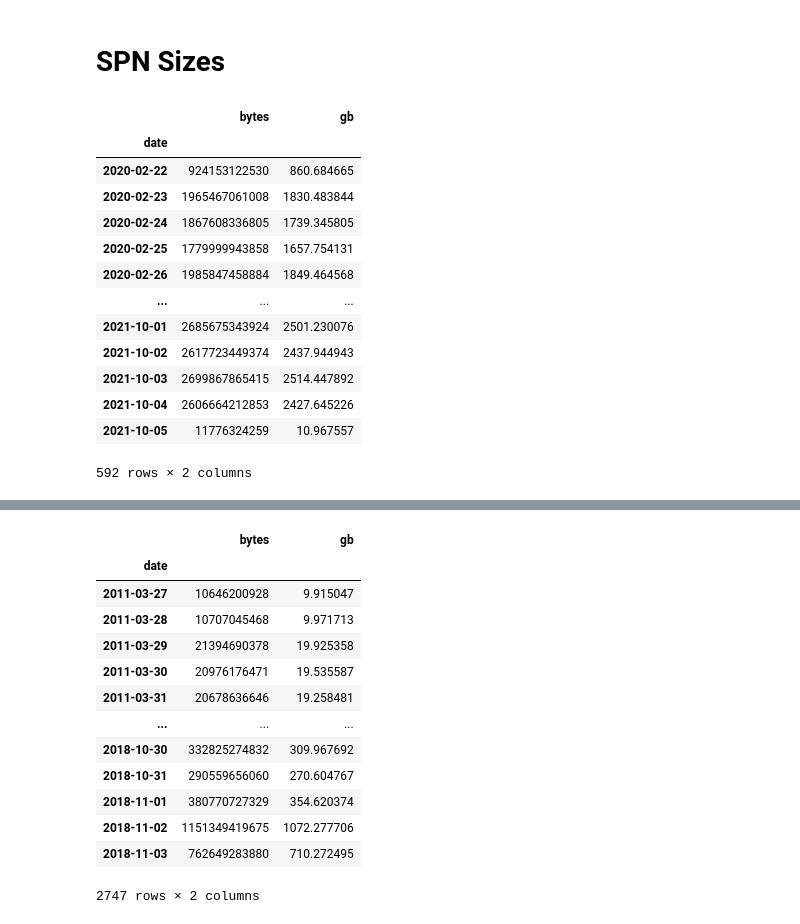
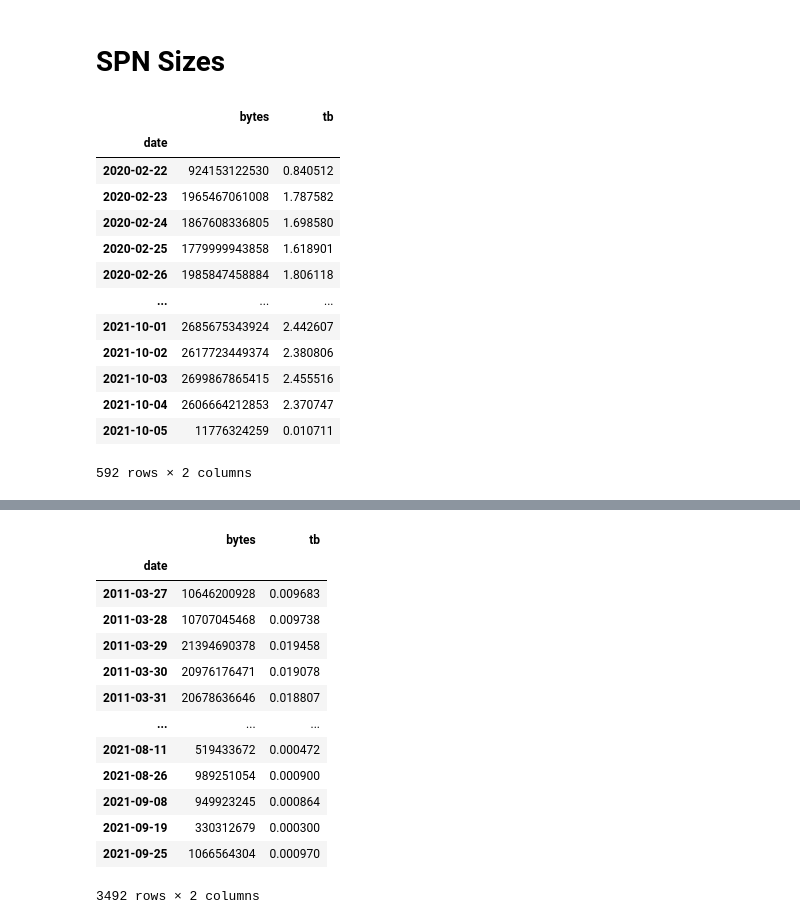
Before and after one commit to edsu/spn-size, a Jupyter notebook: Notebook.ipynb, the cells around one changed output, grey strips where cells are left out. Drawn from its saved outputs; the diff is of its cells as text; code cells hidden in the pictures.

```diff
--- a/Notebook.ipynb
+++ b/Notebook.ipynb
@@ -4,22 +4,22 @@
 import pandas
 
 spn2 = pandas.read_csv('save-page-now.csv', parse_dates=['date'], index_col='date')
-spn2['gb'] = spn2['bytes'] / 1024 / 1024 / 1024
+spn2['tb'] = spn2['bytes'] / 1024 / 1024 / 1024 / 1024
 spn2
 # %% [output]
-|  | bytes | gb |
+|  | bytes | tb |
 | date |  |  |
-| 2020-02-22 | 924153122530 | 860.684665 |
-| 2020-02-23 | 1965467061008 | 1830.483844 |
-| 2020-02-24 | 1867608336805 | 1739.345805 |
-| 2020-02-25 | 1779999943858 | 1657.754131 |
-| 2020-02-26 | 1985847458884 | 1849.464568 |
+| 2020-02-22 | 924153122530 | 0.840512 |
+| 2020-02-23 | 1965467061008 | 1.787582 |
+| 2020-02-24 | 1867608336805 | 1.698580 |
+| 2020-02-25 | 1779999943858 | 1.618901 |
+| 2020-02-26 | 1985847458884 | 1.806118 |
 | ... | ... | ... |
-| 2021-10-01 | 2685675343924 | 2501.230076 |
-| 2021-10-02 | 2617723449374 | 2437.944943 |
-| 2021-10-03 | 2699867865415 | 2514.447892 |
-| 2021-10-04 | 2606664212853 | 2427.645226 |
-| 2021-10-05 | 11776324259 | 10.967557 |
+| 2021-10-01 | 2685675343924 | 2.442607 |
+| 2021-10-02 | 2617723449374 | 2.380806 |
+| 2021-10-03 | 2699867865415 | 2.455516 |
+| 2021-10-04 | 2606664212853 | 2.370747 |
+| 2021-10-05 | 11776324259 | 0.010711 |
 592 rows × 2 columns
 # %%
 from plotly import express as px
@@ -28,22 +27,22 @@ px.line(y=spn2.gb, x=spn2.index, labels={'x': 'Time', 'y': 'GB/day'}, title='SPN
 # %% [output]
 [interactive output not drawn]
 # %%
-spn1 = pandas.read_csv('liveweb.csv', parse_dates=['date'], index_col='date')
-spn1['gb'] = spn1['bytes'] / 1024 / 1024 / 1024
+spn1 = pandas.read_csv('liveweb-20211005.csv', parse_dates=['date'], index_col='date')
+spn1['tb'] = spn1['bytes'] / 1024 / 1024 / 1024 / 1024
 spn1
 # %% [output]
-|  | bytes | gb |
+|  | bytes | tb |
 | date |  |  |
-| 2011-03-27 | 10646200928 | 9.915047 |
-| 2011-03-28 | 10707045468 | 9.971713 |
-| 2011-03-29 | 21394690378 | 19.925358 |
-| 2011-03-30 | 20976176471 | 19.535587 |
-| 2011-03-31 | 20678636646 | 19.258481 |
+| 2011-03-27 | 10646200928 | 0.009683 |
+| 2011-03-28 | 10707045468 | 0.009738 |
+| 2011-03-29 | 21394690378 | 0.019458 |
+| 2011-03-30 | 20976176471 | 0.019078 |
+| 2011-03-31 | 20678636646 | 0.018807 |
 | ... | ... | ... |
-| 2018-10-30 | 332825274832 | 309.967692 |
-| 2018-10-31 | 290559656060 | 270.604767 |
-| 2018-11-01 | 380770727329 | 354.620374 |
-| 2018-11-02 | 1151349419675 | 1072.277706 |
-| 2018-11-03 | 762649283880 | 710.272495 |
+| 2021-08-11 | 519433672 | 0.000472 |
+| 2021-08-26 | 989251054 | 0.000900 |
+| 2021-09-08 | 949923245 | 0.000864 |
+| 2021-09-19 | 330312679 | 0.000300 |
+| 2021-09-25 | 1066564304 | 0.000970 |
-2747 rows × 2 columns
+3492 rows × 2 columns
 # %%
```
Also changed, not shown: parts of 5 cells of this notebook.
